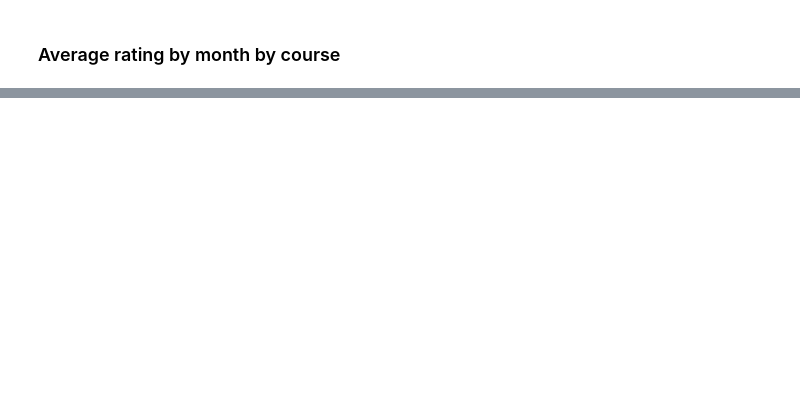
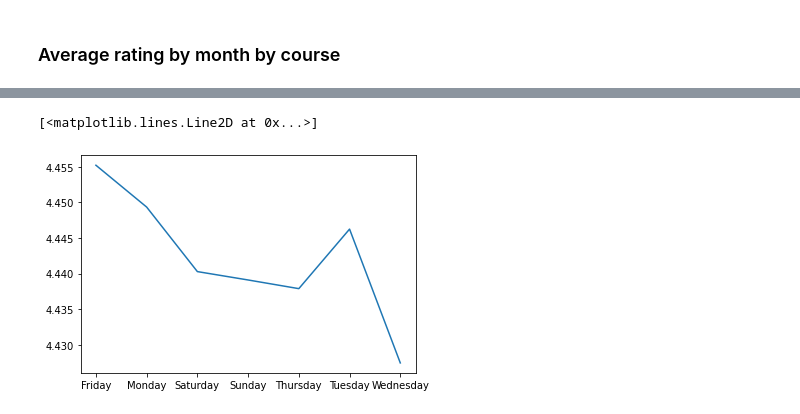
Before and after one commit to ajaymenon18/Data-Analysis-and-Visualisation-Project, a Jupyter notebook: Untitled.ipynb, the cells around one changed output, grey strips where cells are left out. Drawn from its saved outputs; the diff is of its cells as text; code cells hidden in the pictures; blank space fills up the shorter version.

```diff
--- a/Untitled.ipynb
+++ b/Untitled.ipynb
@@ -175,0 +182,3 @@ mon_average_crs[:20]
+# %%
+data['Weekday'] = data['Timestamp'].dt.strftime('%A')
+data
@@ -175,0 +212,7 @@ mon_average_crs[:20]
+# %%
+weekday_aver = data.groupby(['Weekday']).mean()
+weekday_aver
+plt.plot(weekday_aver.index, weekday_aver['Rating'])
+# %% [output]
+[<matplotlib.lines.Line2D at 0x...>]
+[figure, added]
```
Also changed, not shown: parts of 11 cells of this notebook.
